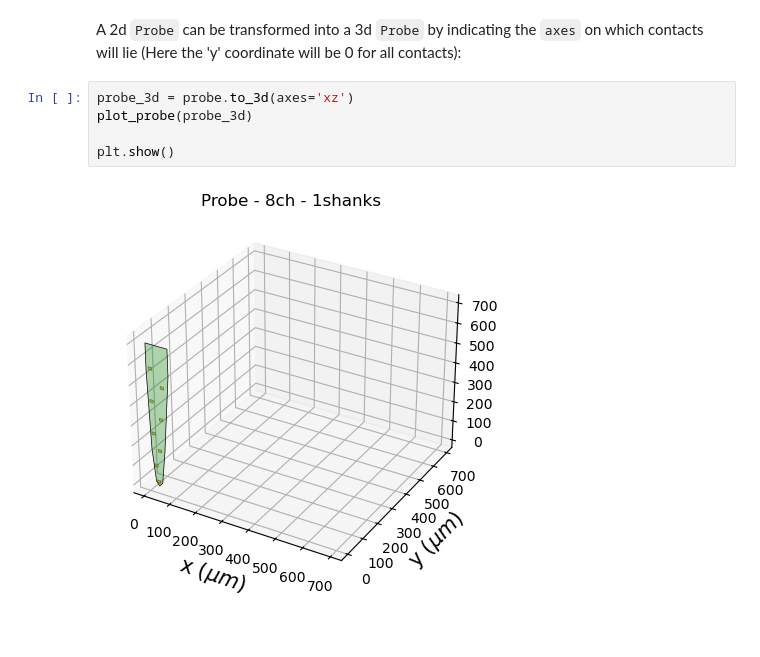
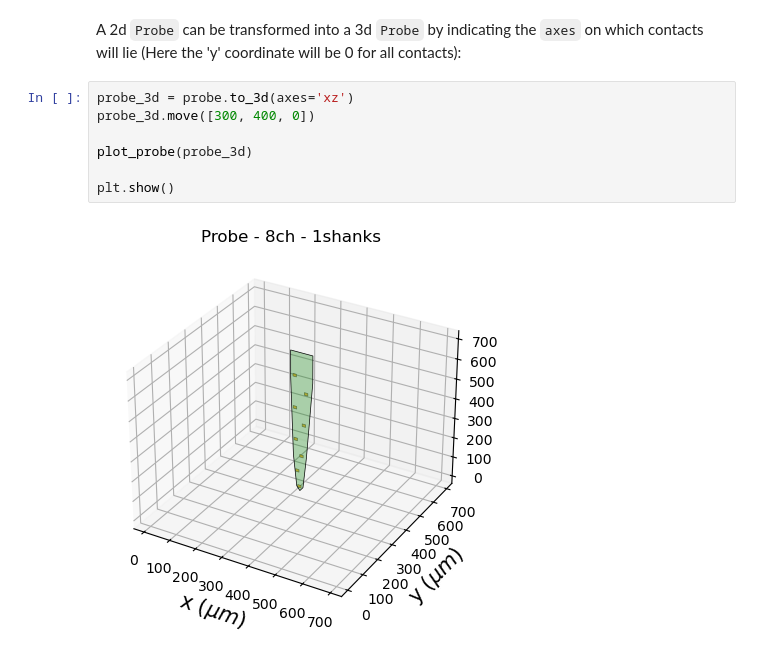
Before and after one commit to ChooYeonseo/intan-spike-sorter, a Jupyter notebook: ex_01_generate_probe_from_sratch.ipynb, the cells around one changed output. Saved outputs shown, nothing was run; the diff lists cells and outputs as text.

```diff
--- a/ex_01_generate_probe_from_sratch.ipynb
+++ b/ex_01_generate_probe_from_sratch.ipynb
@@ -73,8 +73,10 @@ A 2d `Probe` can be transformed into a 3d `Probe` by indicating the `axes`
 on which contacts will lie (Here the 'y' coordinate will be 0 for all contacts):
 # %%
 probe_3d = probe.to_3d(axes='xz')
+probe_3d.move([300, 400, 0])
+
 plot_probe(probe_3d)
 
 plt.show()
 # %% [output]
-[figure, old version]
+[figure, new version]
```
Also changed, not shown: parts of 1 cell of this notebook, 4 other files.
